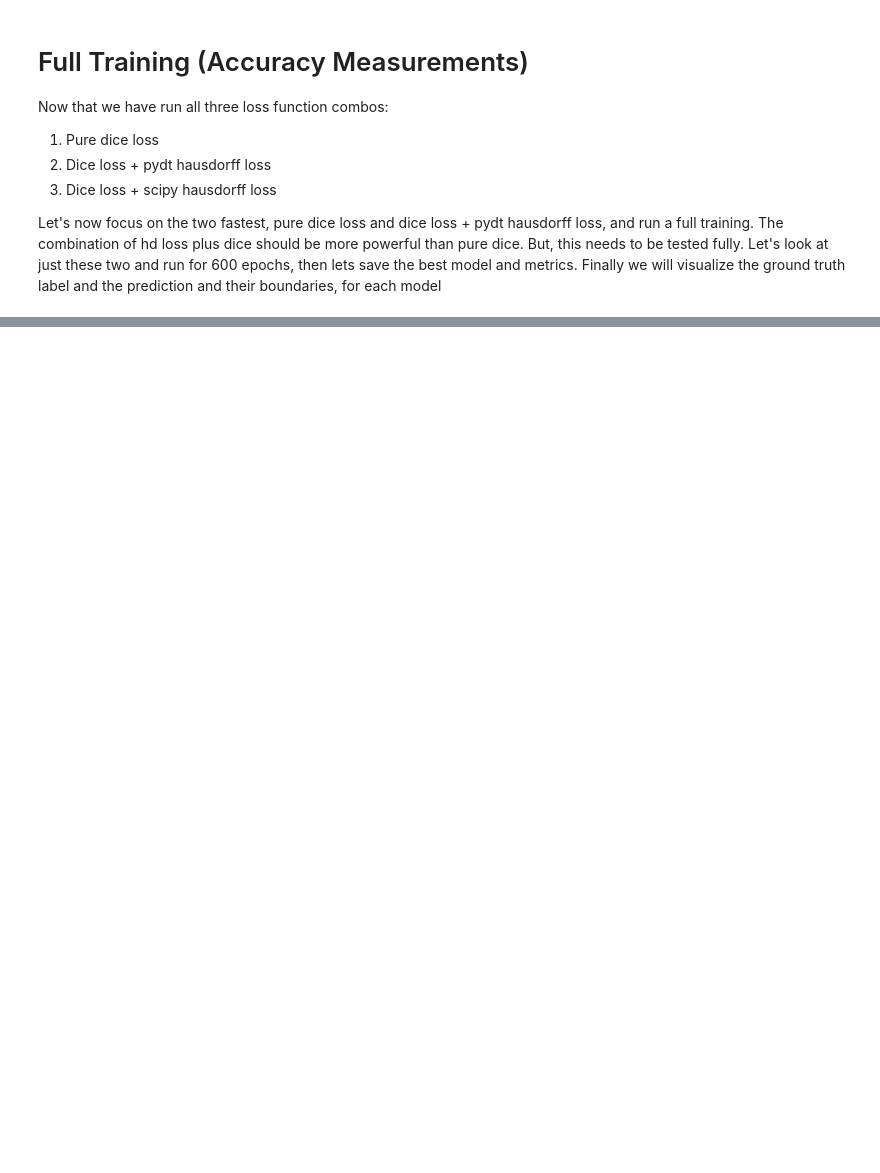
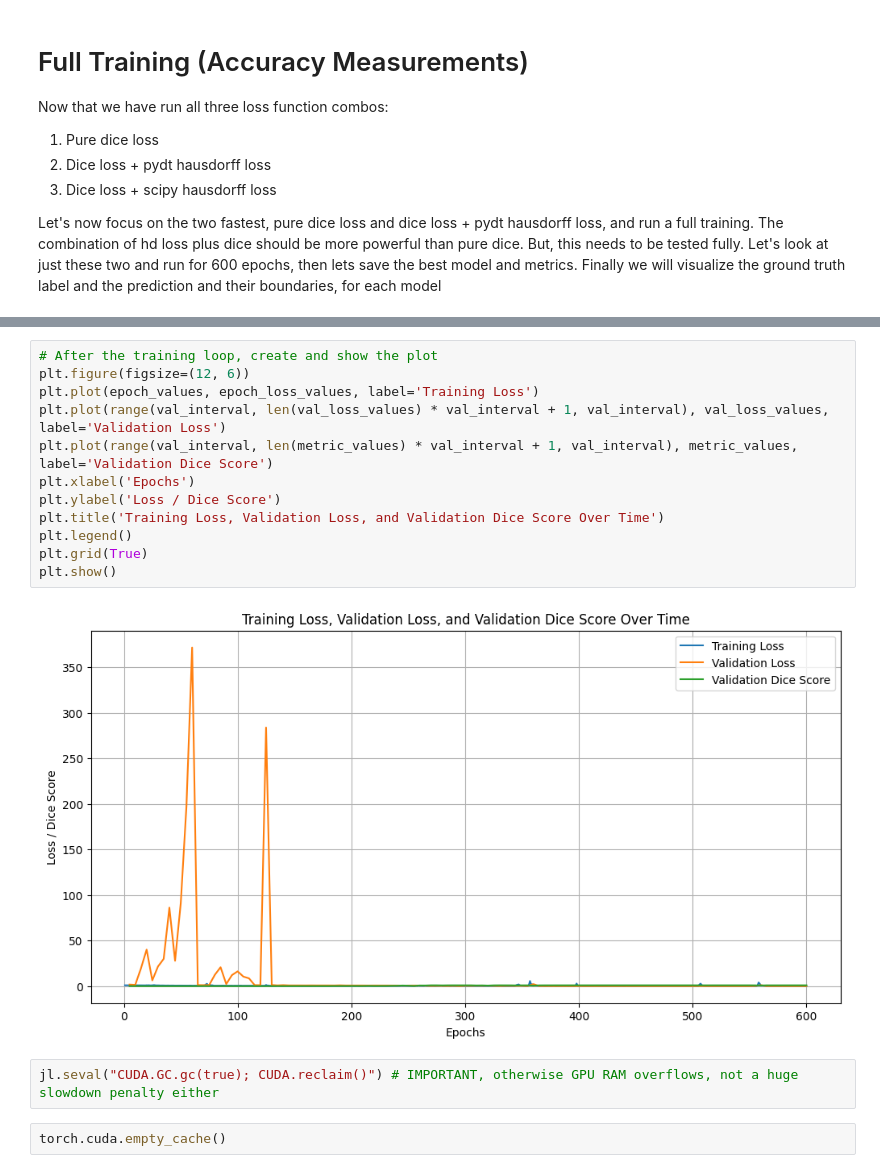
Before and after one commit to MolloiLab/distance-transforms-paper, a Jupyter notebook: hausdorff_loss.ipynb, the cells around one changed output, grey strips where cells are left out. Saved outputs shown, nothing was run; the diff lists cells and outputs as text; blank space fills up the shorter version.

```diff
--- a/hausdorff_loss.ipynb
+++ b/hausdorff_loss.ipynb
@@ -662,0 +1161,18 @@ iou_metric = MeanIoU(include_background=False, reduction="mean")
+# %%
+# After the training loop, create and show the plot
+plt.figure(figsize=(12, 6))
+plt.plot(epoch_values, epoch_loss_values, label='Training Loss')
+plt.plot(range(val_interval, len(val_loss_values) * val_interval + 1, val_interval), val_loss_values, label='Validation Loss')
+plt.plot(range(val_interval, len(metric_values) * val_interval + 1, val_interval), metric_values, label='Validation Dice Score')
+plt.xlabel('Epochs')
+plt.ylabel('Loss / Dice Score')
+plt.title('Training Loss, Validation Loss, and Validation Dice Score Over Time')
+plt.legend()
+plt.grid(True)
+plt.show()
+# %% [output]
+[figure, added]
+# %%
+jl.seval("CUDA.GC.gc(true); CUDA.reclaim()") # IMPORTANT, otherwise GPU RAM overflows, not a huge slowdown penalty either
+# %%
+torch.cuda.empty_cache()
```
Also changed, not shown: parts of 37 cells of this notebook, 9 other files.
